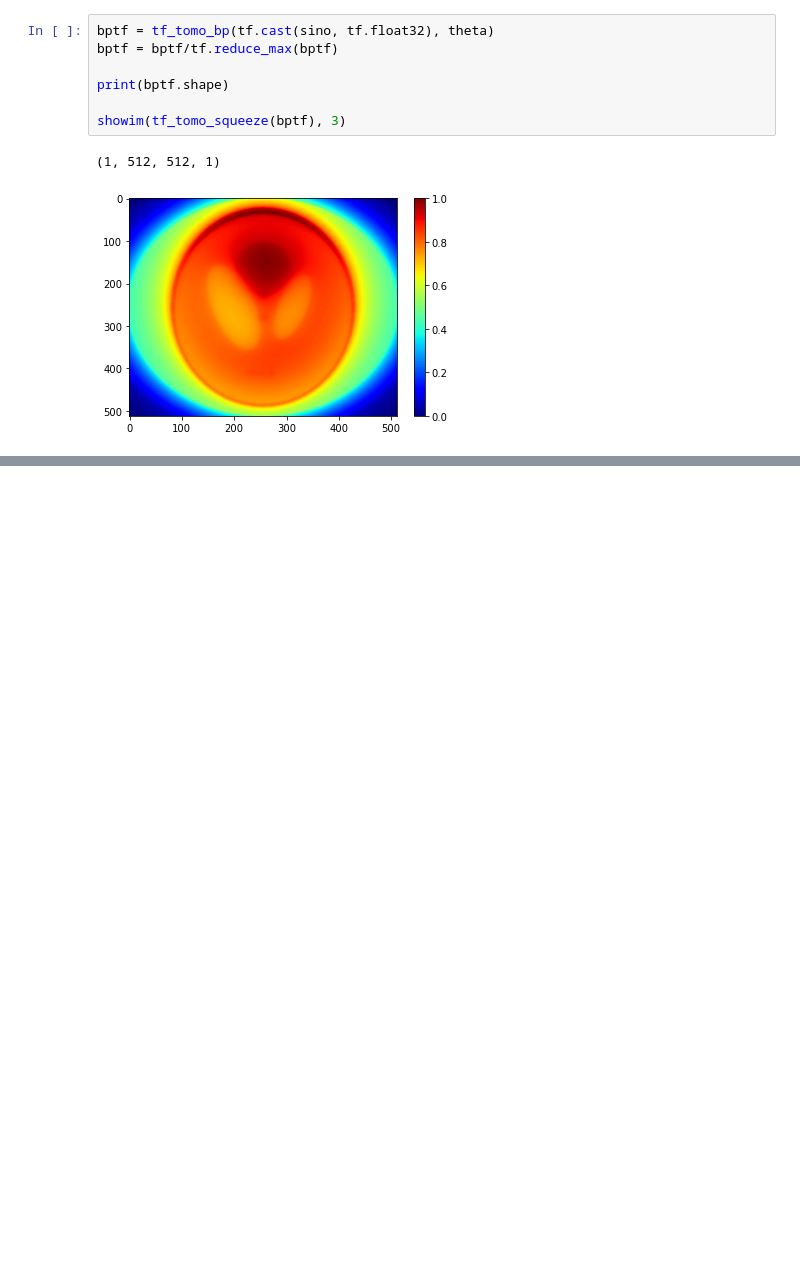
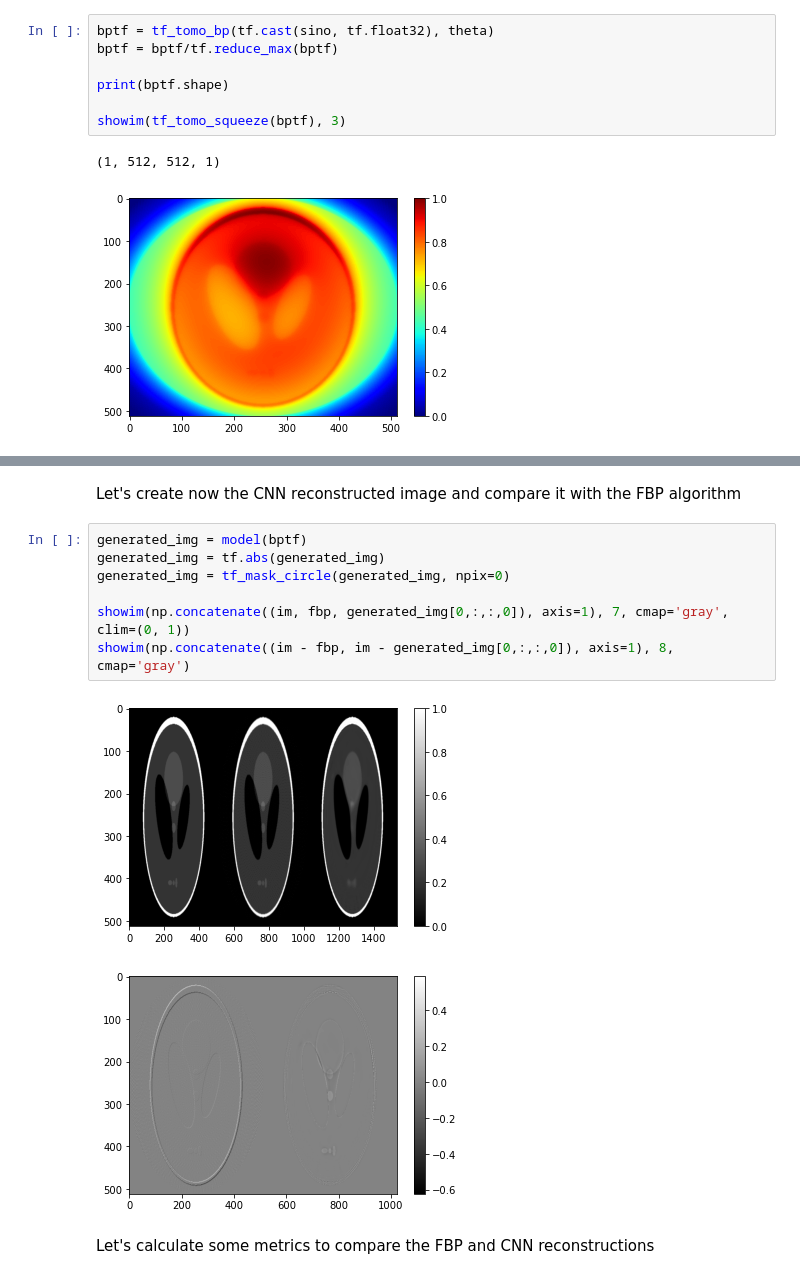
Before and after one commit to antonyvam/nDTomo, a Jupyter notebook: examples/notebooks/example_tomo_tf_01.ipynb, the cells around one changed output, grey strips where cells are left out. Cells and saved outputs as stored; diff of their text form; blank space fills up the shorter version.

```diff
--- a/examples/notebooks/example_tomo_tf_01.ipynb
+++ b/examples/notebooks/example_tomo_tf_01.ipynb
@@ -158,0 +174,14 @@ KeyboardInterrupt:
+# %% [markdown]
+Let's create now the CNN reconstructed image and compare it with the FBP algorithm
+# %%
+generated_img = model(bptf)
+generated_img = tf.abs(generated_img)
+generated_img = tf_mask_circle(generated_img, npix=0)
+
+showim(np.concatenate((im, fbp, generated_img[0,:,:,0]), axis=1), 7, cmap='gray', clim=(0, 1))
+showim(np.concatenate((im - fbp, im - generated_img[0,:,:,0]), axis=1), 8, cmap='gray')
+# %% [output]
+[figure, added]
+[figure, added]
+# %% [markdown]
+Let's calculate some metrics to compare the FBP and CNN reconstructions
```
Also changed, not shown: parts of 11 cells of this notebook.
